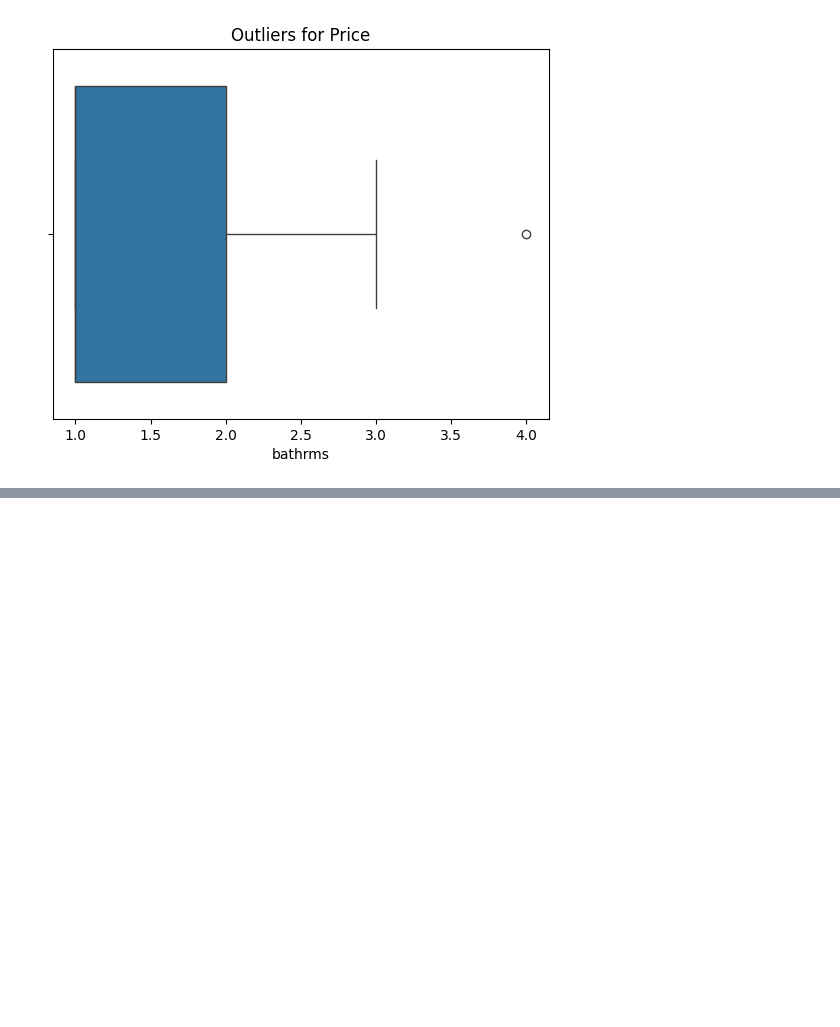
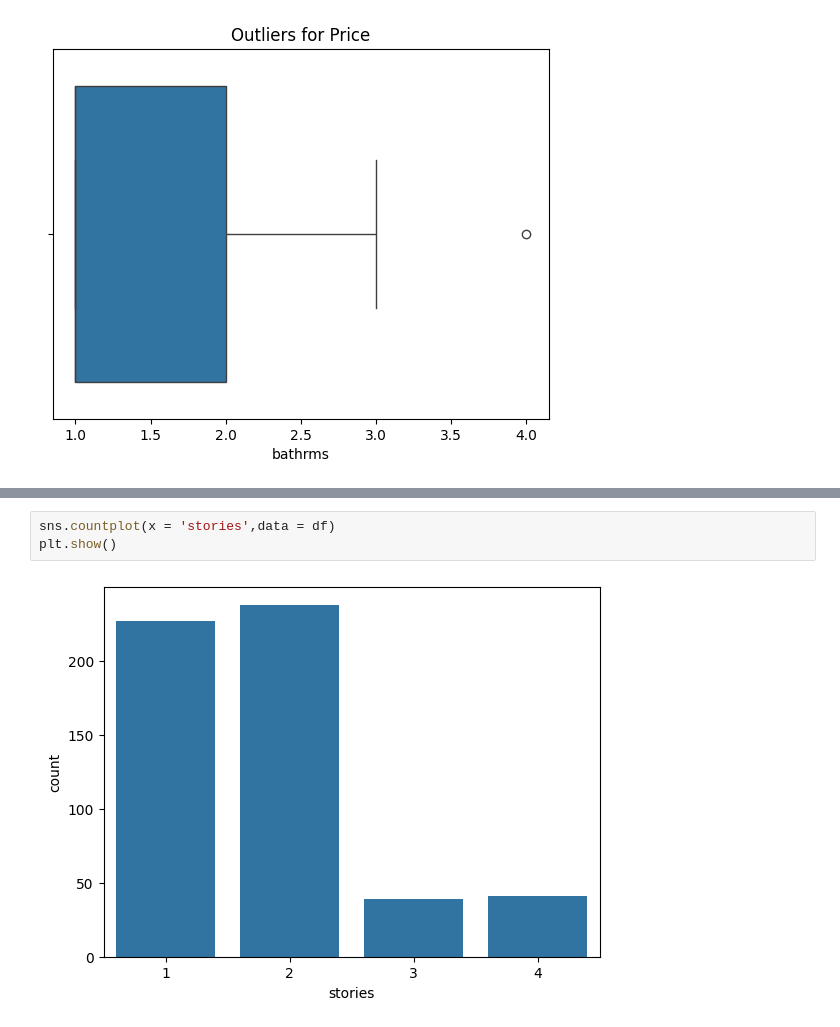
Before and after one commit to Roottoaccess/Semister2_ALL_important_concepts, a Jupyter notebook: AI and ML/housing.ipynb, the cells around one changed output, grey strips where cells are left out. Saved outputs shown, nothing was run; the diff lists cells and outputs as text; blank space fills up the shorter version.

```diff
--- a/AI and ML/housing.ipynb
+++ b/AI and ML/housing.ipynb
@@ -182,0 +204,5 @@ plt.show()
+# %%
+sns.countplot(x = 'stories',data = df)
+plt.show()
+# %% [output]
+[figure, added]
```
Also changed, not shown: parts of 31 cells of this notebook, 2 other files.
